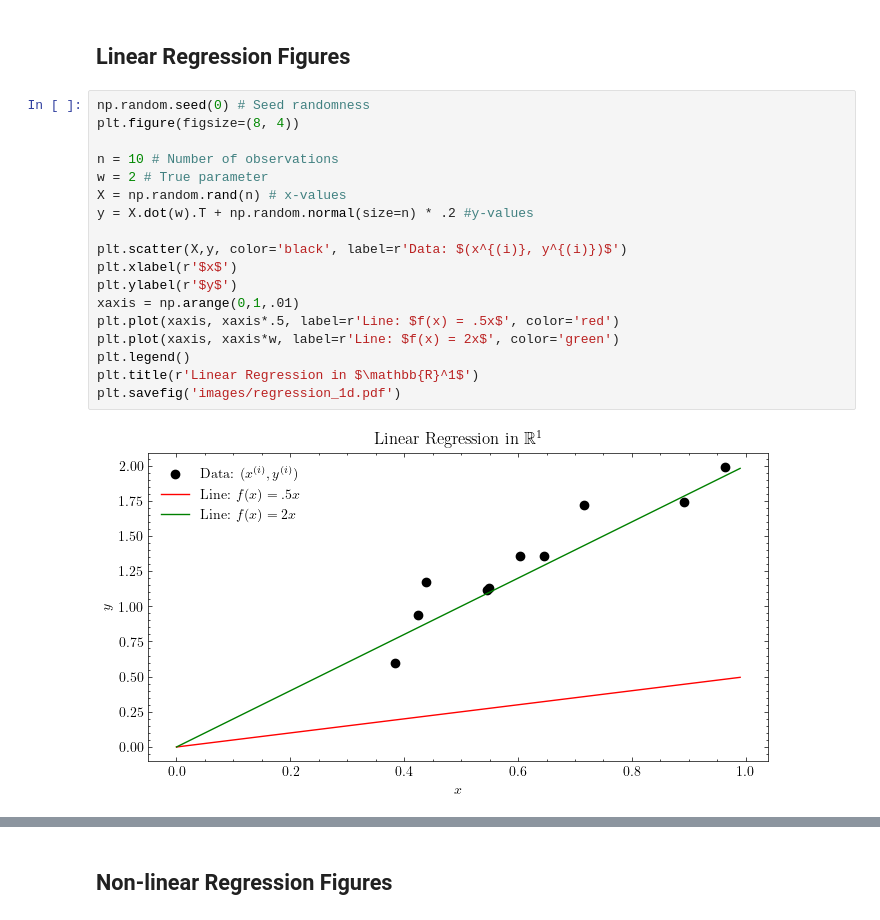
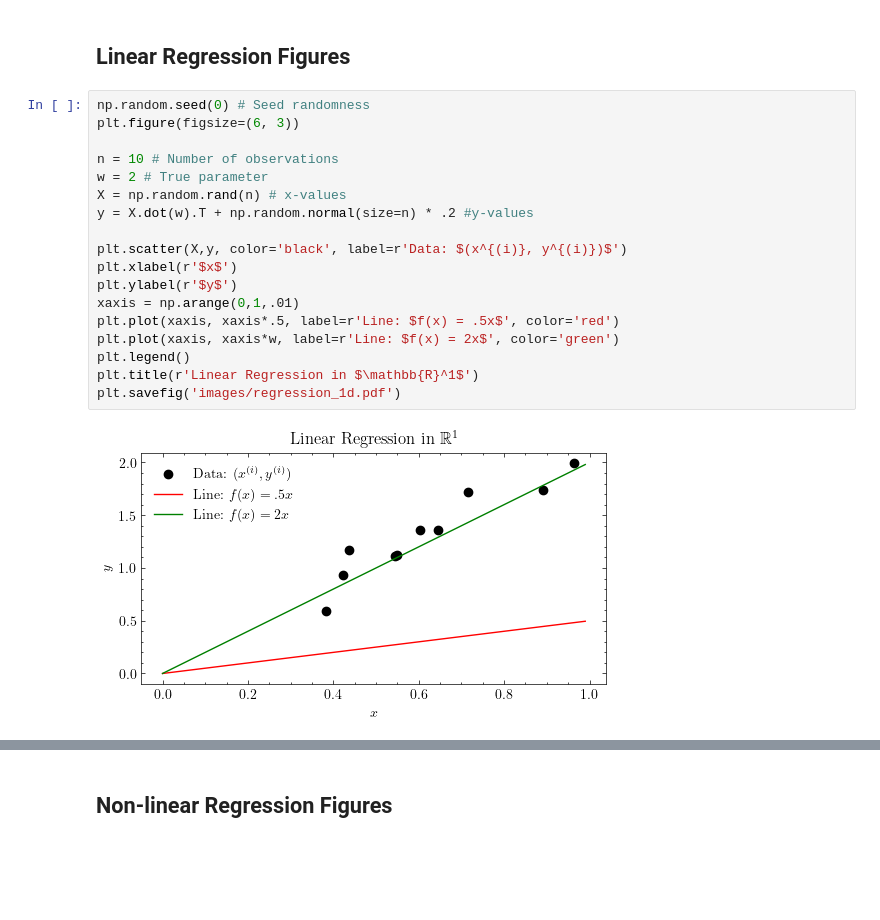
Before and after one commit to rtealwitter/datamining2025, a Jupyter notebook: notes/code.ipynb, the cells around one changed output, grey strips where cells are left out. Cells and saved outputs as stored; diff of their text form; blank space fills up the shorter version.

Commit message:
figures :)

```diff
--- a/notes/code.ipynb
+++ b/notes/code.ipynb
@@ -13,22 +13,22 @@ from mpl_toolkits.mplot3d import Axes3D
 ## Linear Regression Figures
 # %%
 np.random.seed(0) # Seed randomness
-plt.figure(figsize=(8, 4))
+plt.figure(figsize=(6, 3))
 
 n = 10 # Number of observations
 w = 2 # True parameter
 X = np.random.rand(n) # x-values
 y = X.dot(w).T + np.random.normal(size=n) * .2 #y-values
 
 plt.scatter(X,y, color='black', label=r'Data: $(x^{(i)}, y^{(i)})$')
 plt.xlabel(r'$x$')
 plt.ylabel(r'$y$')
 xaxis = np.arange(0,1,.01)
 plt.plot(xaxis, xaxis*.5, label=r'Line: $f(x) = .5x$', color='red')
 plt.plot(xaxis, xaxis*w, label=r'Line: $f(x) = 2x$', color='green')
 plt.legend()
 plt.title(r'Linear Regression in $\mathbb{R}^1$')
 plt.savefig('images/regression_1d.pdf')
 # %% [output]
-[figure, old version]
+[figure, new version]
 # %%
```
Also changed, not shown: parts of 10 cells of this notebook, 44 other files.
